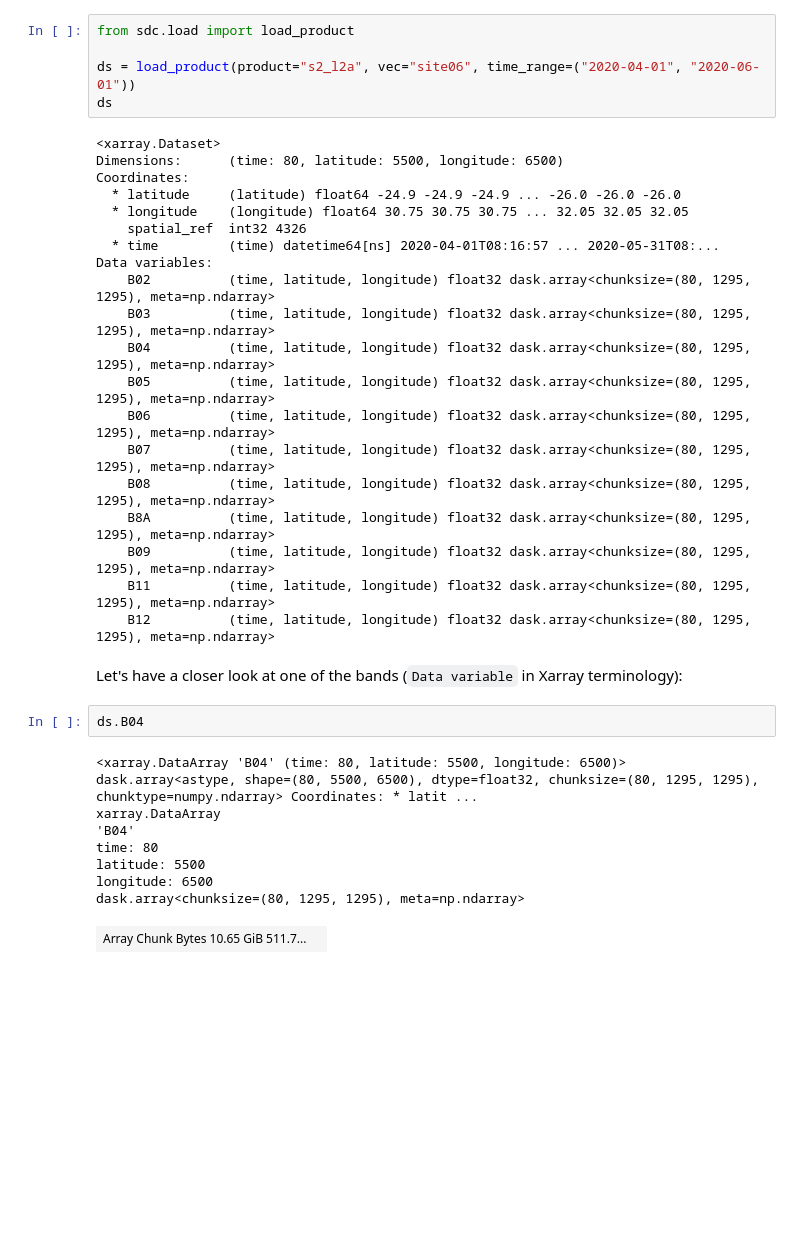
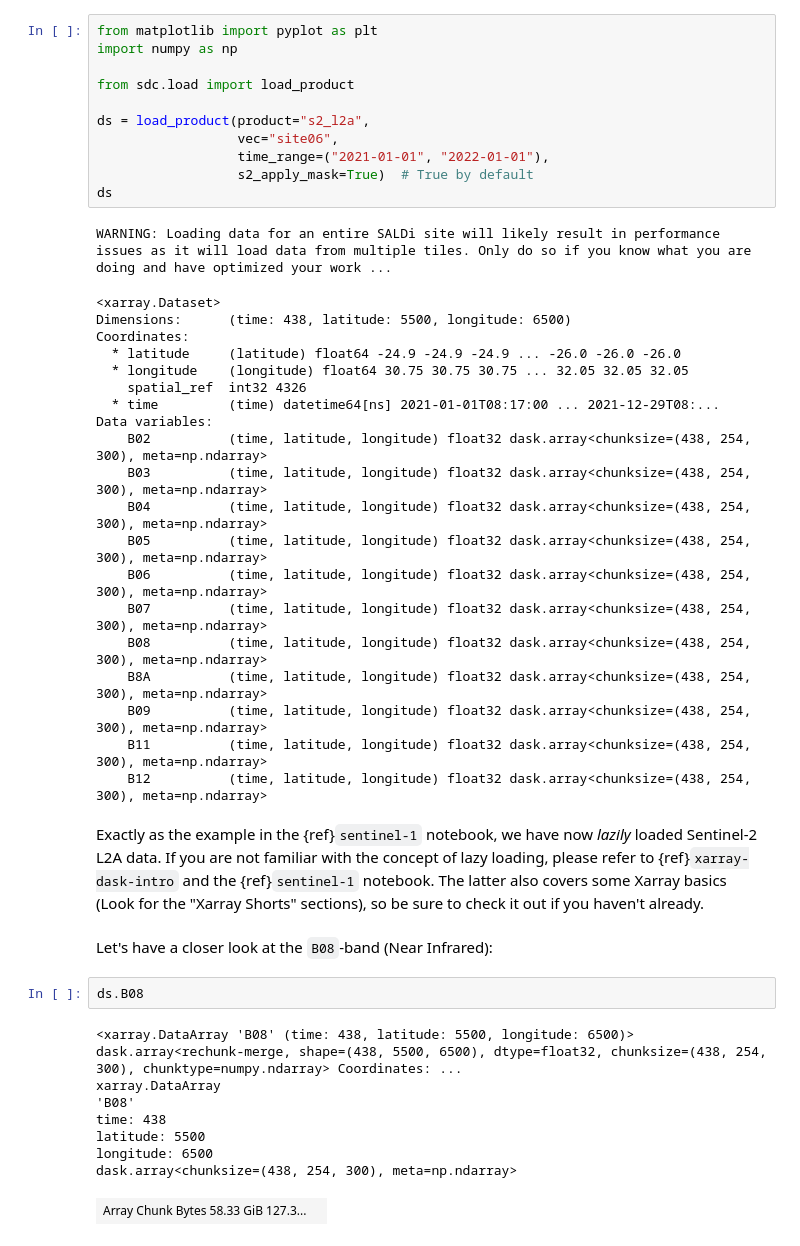
Before and after one commit to Jena-Earth-Observation-School/sdc-tools, a Jupyter notebook: _sources/content/02_Getting_Started/01_02_Sentinel2.ipynb, the cells around one changed output. Saved outputs shown, nothing was run; the diff lists cells and outputs as text; blank space fills up the shorter version.

```diff
--- a/_sources/content/02_Getting_Started/01_02_Sentinel2.ipynb
+++ b/_sources/content/02_Getting_Started/01_02_Sentinel2.ipynb
@@ -11,41 +16,54 @@ of the same name. Detailed information can be found [here](https://registry.open
 # %%
+from matplotlib import pyplot as plt
+import numpy as np
+
 from sdc.load import load_product
 
-ds = load_product(product="s2_l2a", vec="site06", time_range=("2020-04-01", "2020-06-01"))
+ds = load_product(product="s2_l2a",
+                  vec="site06",
+                  time_range=("2021-01-01", "2022-01-01"),
+                  s2_apply_mask=True)  # True by default
 ds
 # %% [output]
-<xarray.Dataset>
-Dimensions:      (time: 80, latitude: 5500, longitude: 6500)
-Coordinates:
-  * latitude     (latitude) float64 -24.9 -24.9 -24.9 ... -26.0 -26.0 -26.0
-  * longitude    (longitude) float64 30.75 30.75 30.75 ... 32.05 32.05 32.05
-    spatial_ref  int32 4326
-  * time         (time) datetime64[ns] 2020-04-01T08:16:57 ... 2020-05-31T08:...
-Data variables:
-    B02          (time, latitude, longitude) float32 dask.array<chunksize=(80, 1295, 1295), meta=np.ndarray>
-    B03          (time, latitude, longitude) float32 dask.array<chunksize=(80, 1295, 1295), meta=np.ndarray>
-    B04          (time, latitude, longitude) float32 dask.array<chunksize=(80, 1295, 1295), meta=np.ndarray>
-    B05          (time, latitude, longitude) float32 dask.array<chunksize=(80, 1295, 1295), meta=np.ndarray>
-    B06          (time, latitude, longitude) float32 dask.array<chunksize=(80, 1295, 1295), meta=np.ndarray>
-    B07          (time, latitude, longitude) float32 dask.array<chunksize=(80, 1295, 1295), meta=np.ndarray>
-    B08          (time, latitude, longitude) float32 dask.array<chunksize=(80, 1295, 1295), meta=np.ndarray>
-    B8A          (time, latitude, longitude) float32 dask.array<chunksize=(80, 1295, 1295), meta=np.ndarray>
-    B09          (time, latitude, longitude) float32 dask.array<chunksize=(80, 1295, 1295), meta=np.ndarray>
-    B11          (time, latitude, longitude) float32 dask.array<chunksize=(80, 1295, 1295), meta=np.ndarray>
-    B12          (time, latitude, longitude) float32 dask.array<chunksize=(80, 1295, 1295), meta=np.ndarray>
+WARNING: Loading data for an entire SALDi site will likely result in performance issues as it will load data from multiple tiles. Only do so if you know what you are doing and have optimized your work ...
+<xarray.Dataset>
+Dimensions:      (time: 438, latitude: 5500, longitude: 6500)
+Coordinates:
+  * latitude     (latitude) float64 -24.9 -24.9 -24.9 ... -26.0 -26.0 -26.0
+  * longitude    (longitude) float64 30.75 30.75 30.75 ... 32.05 32.05 32.05
+    spatial_ref  int32 4326
+  * time         (time) datetime64[ns] 2021-01-01T08:17:00 ... 2021-12-29T08:...
+Data variables:
+    B02          (time, latitude, longitude) float32 dask.array<chunksize=(438, 254, 300), meta=np.ndarray>
+    B03          (time, latitude, longitude) float32 dask.array<chunksize=(438, 254, 300), meta=np.ndarray>
+    B04          (time, latitude, longitude) float32 dask.array<chunksize=(438, 254, 300), meta=np.ndarray>
+    B05          (time, latitude, longitude) float32 dask.array<chunksize=(438, 254, 300), meta=np.ndarray>
+    B06          (time, latitude, longitude) float32 dask.array<chunksize=(438, 254, 300), meta=np.ndarray>
+    B07          (time, latitude, longitude) float32 dask.array<chunksize=(438, 254, 300), meta=np.ndarray>
+    B08          (time, latitude, longitude) float32 dask.array<chunksize=(438, 254, 300), meta=np.ndarray>
+    B8A          (time, latitude, longitude) float32 dask.array<chunksize=(438, 254, 300), meta=np.ndarray>
+    B09          (time, latitude, longitude) float32 dask.array<chunksize=(438, 254, 300), meta=np.ndarray>
+    B11          (time, latitude, longitude) float32 dask.array<chunksize=(438, 254, 300), meta=np.ndarray>
+    B12          (time, latitude, longitude) float32 dask.array<chunksize=(438, 254, 300), meta=np.ndarray>
+# %% [markdown]
+Exactly as the example in the {ref}`sentinel-1` notebook, we have now _lazily_ loaded
+Sentinel-2 L2A data. If you are not familiar with the concept of lazy loading, please
+refer to {ref}`xarray-dask-intro` and the {ref}`sentinel-1` notebook. The latter also
+covers some Xarray basics (Look for the "Xarray Shorts" sections), so be sure to check
+it out if you haven't already.
 # %% [markdown]
-Let's have a closer look at one of the bands (`Data variable` in Xarray terminology):
+Let's have a closer look at the `B08`-band (Near Infrared):
 # %%
-ds.B04
+ds.B08
 # %% [output]
-<xarray.DataArray 'B04' (time: 80, latitude: 5500, longitude: 6500)> dask.array<astype, shape=(80, 5500, 6500), dtype=float32, chunksize=(80, 1295, 1295), chunktype=numpy.ndarray> Coordinates: * latit ...
+<xarray.DataArray 'B08' (time: 438, latitude: 5500, longitude: 6500)> dask.array<rechunk-merge, shape=(438, 5500, 6500), dtype=float32, chunksize=(438, 254, 300), chunktype=numpy.ndarray> Coordinates: ...
 xarray.DataArray
-'B04'
-time: 80
+'B08'
+time: 438
 latitude: 5500
 longitude: 6500
-dask.array<chunksize=(80, 1295, 1295), meta=np.ndarray>
+dask.array<chunksize=(438, 254, 300), meta=np.ndarray>
-| Array Chunk Bytes 10.65 GiB 511.7... |  |
+| Array Chunk Bytes 58.33 GiB 127.3... |  |
 Coordinates: (4)
 latitude
 (latitude)
```
Also changed, not shown: parts of 32 cells of this notebook, 20 other files.
